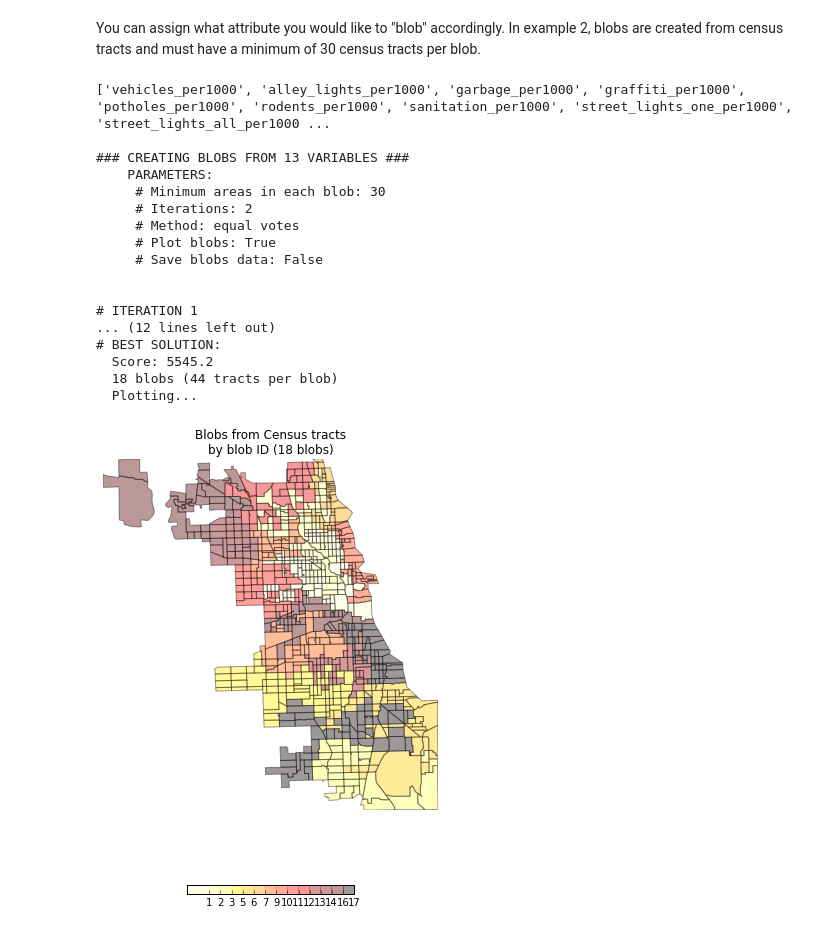
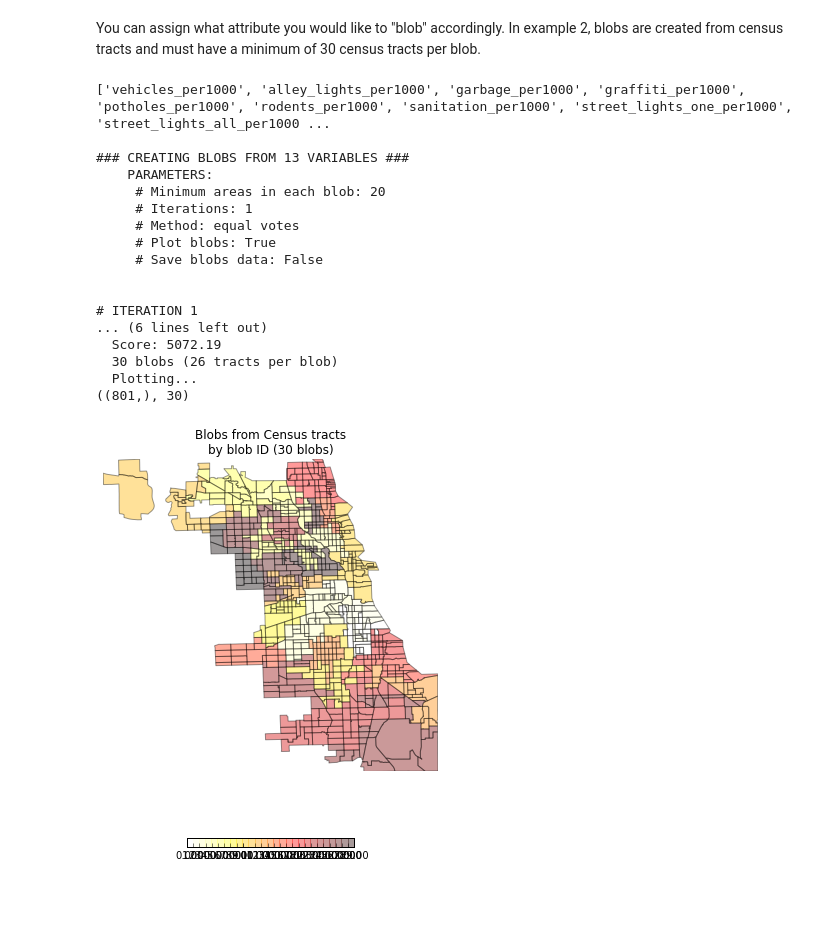
Before and after one commit to ChicagoHarris/blobs, a Jupyter notebook: iPyNoteBook/Blob Example-working version.ipynb, the cells around one changed output. Cells and saved outputs as stored; diff of their text form; code cells hidden in the pictures; blank space fills up the shorter version.

Commit message:
blob notebook with new visualization

```diff
--- a/iPyNoteBook/Blob Example-working version.ipynb
+++ b/iPyNoteBook/Blob Example-working version.ipynb
@@ -13,9 +19,7 @@ import pysal as ps
-# %%
-root = "/Users/jiajunshen/Documents/blobs/"
 # %%
 # Open census tract shapefile and database.
-shp_link = root + 'tracts/CensusTractsTIGER2010.shp'
-dbf = ps.open(root + 'tracts/CensusTractsTIGER2010.dbf')
+shp_link = root + '/tracts/CensusTractsTIGER2010.shp'
+dbf = ps.open(root + '/tracts/CensusTractsTIGER2010.dbf')
 # %%
 # Shapefile and data preparation.
 cols = np.array([dbf.by_col(col) for col in dbf.header]).T
@@ -26,10 +30,10 @@ df.commarea = df.commarea.astype('int')
 df['order'] = df.index
 # %%
 # Assign spatial weight for census tracts.
-w=ps.open(root + 'tracts/CensusTractsTIGER2010.gal').read()
+w=ps.open(root + '/tracts/CensusTractsTIGER2010.gal').read()
 # %%
 # Initialize sample 311 call data from CSV file.
-init_calls = pd.read_csv(root + 'master311.csv', dtype=object)
+init_calls = pd.read_csv(root + '/master311.csv', dtype=object)
 for c in init_calls.columns[1:]:
     init_calls[c] = init_calls[c].astype('float')
 # %%
@@ -112,25 +114,25 @@ cl.plot_map(blob_shp='blob_test_1.shp')
 # %% [markdown]
 You can assign what attribute you would like to "blob" accordingly. In example 2, blobs are created from census tracts and must have a minimum of 30 census tracts per blob.
 # %%
-# Create blobs with a minimum of 30 tracts in each blob, and cluster
-b = blobs.Blobs(d, 'areas', 30,iterations=2)
+# Create blobs with a minimum of 20 tracts in each blob, and cluster
+b = blobs.Blobs(d, 'areas', 20,iterations=1)
 cl = blobs.Cluster_blobs(b, blobs_per_cluster=4)
 # %% [output]
 ['vehicles_per1000', 'alley_lights_per1000', 'garbage_per1000', 'graffiti_per1000', 'potholes_per1000', 'rodents_per1000', 'sanitation_per1000', 'street_lights_one_per1000', 'street_lights_all_per1000 ...
 
 ### CREATING BLOBS FROM 13 VARIABLES ###
     PARAMETERS:
-     # Minimum areas in each blob: 30
-     # Iterations: 2
+     # Minimum areas in each blob: 20
+     # Iterations: 1
      # Method: equal votes
      # Plot blobs: True
      # Save blobs data: False
 
 
 # ITERATION 1
-... (12 lines left out)
-# BEST SOLUTION:
-  Score: 5545.2
-  18 blobs (44 tracts per blob)
+... (6 lines left out)
+  Score: 5072.19
+  30 blobs (26 tracts per blob)
   Plotting...
+((801,), 30)
-[figure, old version]
+[figure, new version]
```
Also changed, not shown: parts of 17 cells of this notebook.
